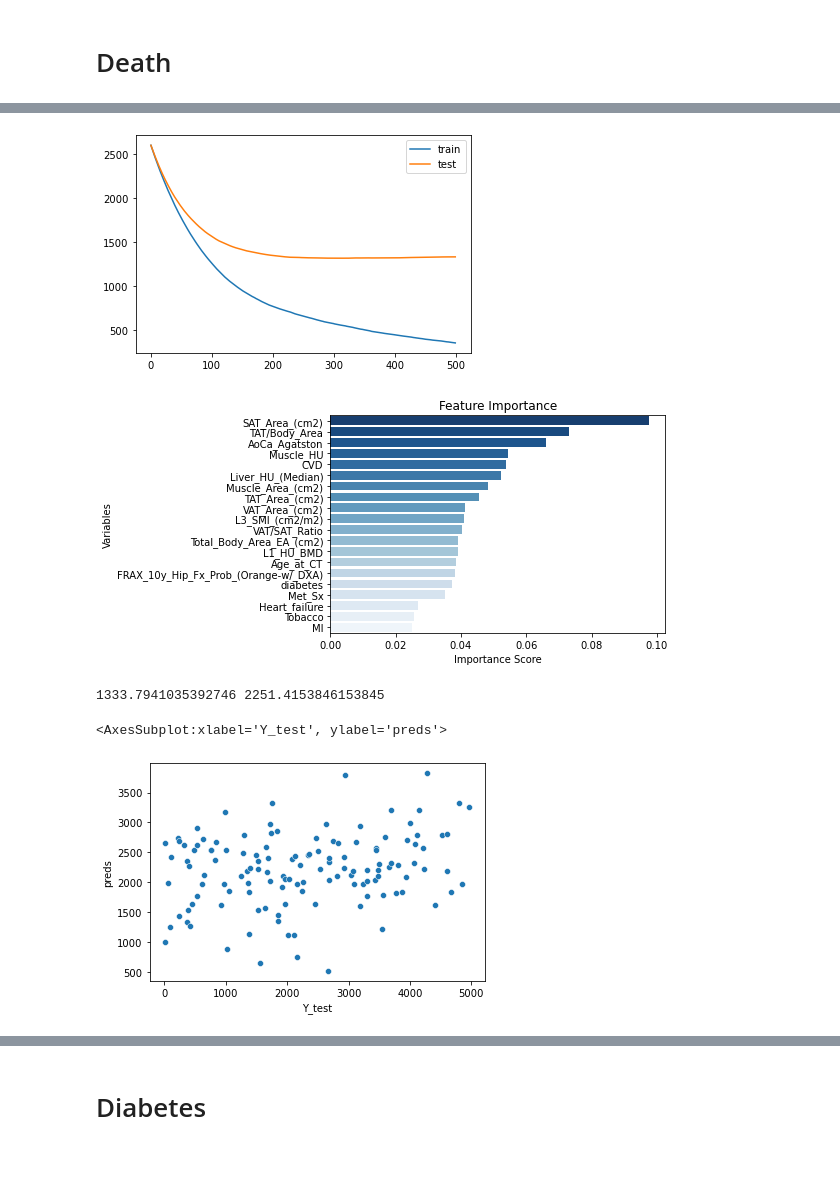
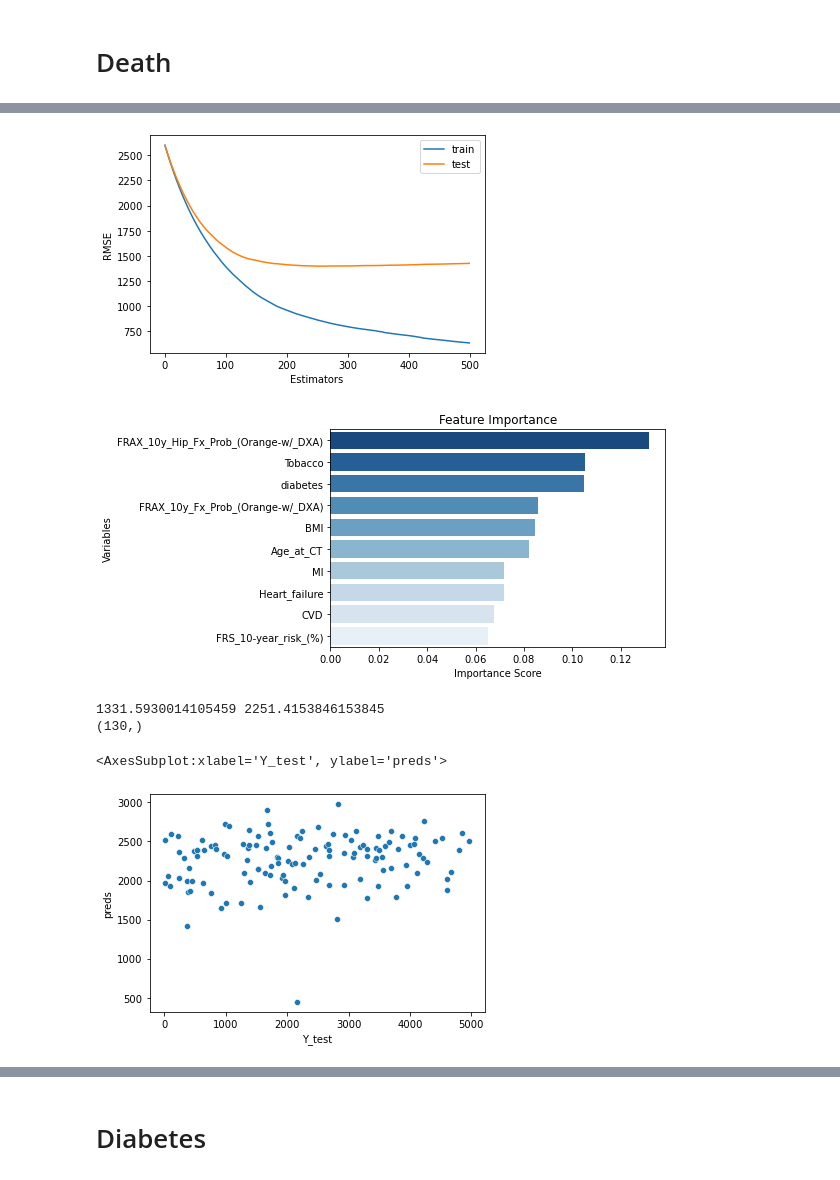
Before and after one commit to SahuH/Clinical-Outcome-Prediction, a Jupyter notebook: Regression[Predicting_days].ipynb, the cells around one changed output, grey strips where cells are left out. Drawn from its saved outputs; the diff is of its cells as text; code cells hidden in the pictures.

```diff
--- a/Regression[Predicting_days].ipynb
+++ b/Regression[Predicting_days].ipynb
@@ -129,7 +179,7 @@ for col in ['BMI','L1_HU_BMD','TAT_Area_(cm2)', 'Total_Body_Area_EA_(cm2)', 'VAT
 #        'SAT_Area_(cm2)', 'VAT/SAT_Ratio', 'Muscle_HU', 'Muscle_Area_(cm2)',
 #        'L3_SMI_(cm2/m2)', 'AoCa_Agatston', 'Liver_HU_(Median)']
 
-cols = ['Record_ID', 'Clinical_F/U_interval_[d_from_CT]', 'BMI', 'BMI_>30', 'Sex', 'Age_at_CT', 'Tobacco', 'Alcohol_abuse',
+cols = ['Record_ID', 'Clinical_F/U_interval_[d_from_CT]', 'BMI', 'BMI_more_than_30', 'Sex', 'Age_at_CT', 'Tobacco', 'Alcohol_abuse',
        'FRS_10-year_risk_(%)', 'FRAX_10y_Fx_Prob_(Orange-w/_DXA)',
        'FRAX_10y_Hip_Fx_Prob_(Orange-w/_DXA)', 'Met_Sx',
        'days', 'CVD', 'Heart_failure', 'MI', 'diabetes', 'L1_HU_BMD',
@@ -137,7 +187,9 @@ cols = ['Record_ID', 'Clinical_F/U_interval_[d_from_CT]', 'BMI', 'BMI_>30', 'Sex
        'SAT_Area_(cm2)', 'VAT/SAT_Ratio', 'Muscle_HU', 'Muscle_Area_(cm2)',
        'L3_SMI_(cm2/m2)', 'AoCa_Agatston', 'Liver_HU_(Median)']
 
+#print(data['BMI_>30'])
 data = data[cols].copy()
+data['death_binary'] = np.where(data['days'].isna(),0,1)
 print(data.isna().sum())
 # %% [output]
 Record_ID                                  0
@@ -172,7 +269,7 @@ print(test.shape)
 train = train[~train['days'].isna()]
 val = test[~test['days'].isna()]
 # %%
-feats = ['BMI', 'BMI_more_than_30',
+all_feats = ['BMI', 'BMI_more_than_30',
        'Sex', 'Age_at_CT', 'Tobacco', 'Alcohol_abuse', 'FRS_10-year_risk_(%)',
        'FRAX_10y_Fx_Prob_(Orange-w/_DXA)','FRAX_10y_Hip_Fx_Prob_(Orange-w/_DXA)', 'Met_Sx', 'CVD',
        'Heart_failure', 'MI', 'diabetes', 'L1_HU_BMD', 'TAT_Area_(cm2)',
@@ -180,8 +277,23 @@ feats = ['BMI', 'BMI_more_than_30',
        'SAT_Area_(cm2)', 'VAT/SAT_Ratio', 'Muscle_HU', 'Muscle_Area_(cm2)',
        'L3_SMI_(cm2/m2)', 'AoCa_Agatston', 'Liver_HU_(Median)']
 
+
+ct_feats = ['L1_HU_BMD', 'TAT_Area_(cm2)',
+       'Total_Body_Area_EA_(cm2)', 'TAT/Body_Area', 'VAT_Area_(cm2)',
+       'SAT_Area_(cm2)', 'VAT/SAT_Ratio', 'Muscle_HU', 'Muscle_Area_(cm2)',
+       'L3_SMI_(cm2/m2)', 'AoCa_Agatston', 'Liver_HU_(Median)']
+
+feats = all_feats
+feats = [x for x in all_feats if x not in ct_feats]
+#feats = ct_feats
+
 label = 'days'
 X_train = train[feats].values
 Y_train = train[label].values
 X_val = val[feats].values
 Y_val = val[label].values
+X_test = test[feats].values
+Y_test = test[label].values
+print(X_test.shape)
+print(X_val.shape)
+print(Y_val.shape)
@@ -238,35 +339,44 @@ results = model.evals_result()
 plt.plot(results['validation_0']['rmse'], label='train')
 plt.plot(results['validation_1']['rmse'], label='test')
 plt.legend()
+plt.xlabel('Estimators')
+plt.ylabel('RMSE')
 plt.show()
 # %% [output]
-[figure, old version]
+[figure, new version]
 # %%
 variables_df = pd.DataFrame(feats, columns=['Variables'])
 importance_score_df = pd.DataFrame(model.feature_importances_, columns=['Importance Score'])
+
+# print(variables_df)
+# print(importance_score_df)
+
 feature_imp = pd.concat([variables_df, importance_score_df], axis=1)
 feature_imp = feature_imp.sort_values(by='Importance Score', ascending=False)
 feature_imp = feature_imp.reset_index()
 x = 'Importance Score'
 y = 'Variables'
-sns.barplot(x=x, y=y, data=feature_imp[:20], orient="h", palette="Blues_r")
+sns.barplot(x=x, y=y, data=feature_imp[:10], orient="h", palette="Blues_r")
 plt.title('Feature Importance')
 plt.show()
 # %% [output]
-[figure, old version]
+[figure, new version]
 # %%
 preds = model.predict(X_val)
 rmse = math.sqrt(mean_squared_error(Y_val, preds))
-print(rmse, Y _val.mean())
+print(rmse, Y_val.mean())
 
+print(Y_val.shape)
 tmp = {'Y_test':Y_val,'preds':preds}
 tmp_df = pd.DataFrame(tmp)
 tmp_df.sort_values(by='Y_test', inplace=True)
 sns.scatterplot(data=tmp_df, x='Y_test', y='preds')
+# print(Y_val.shape)
 # %% [output]
-1333.7941035392746 2251.4153846153845
+1331.5930014105459 2251.4153846153845
+(130,)
 <AxesSubplot:xlabel='Y_test', ylabel='preds'>
-[figure, old version]
+[figure, new version]
 # %%
 # Prediting on Null values
 
```
Also changed, not shown: parts of 42 cells of this notebook.
